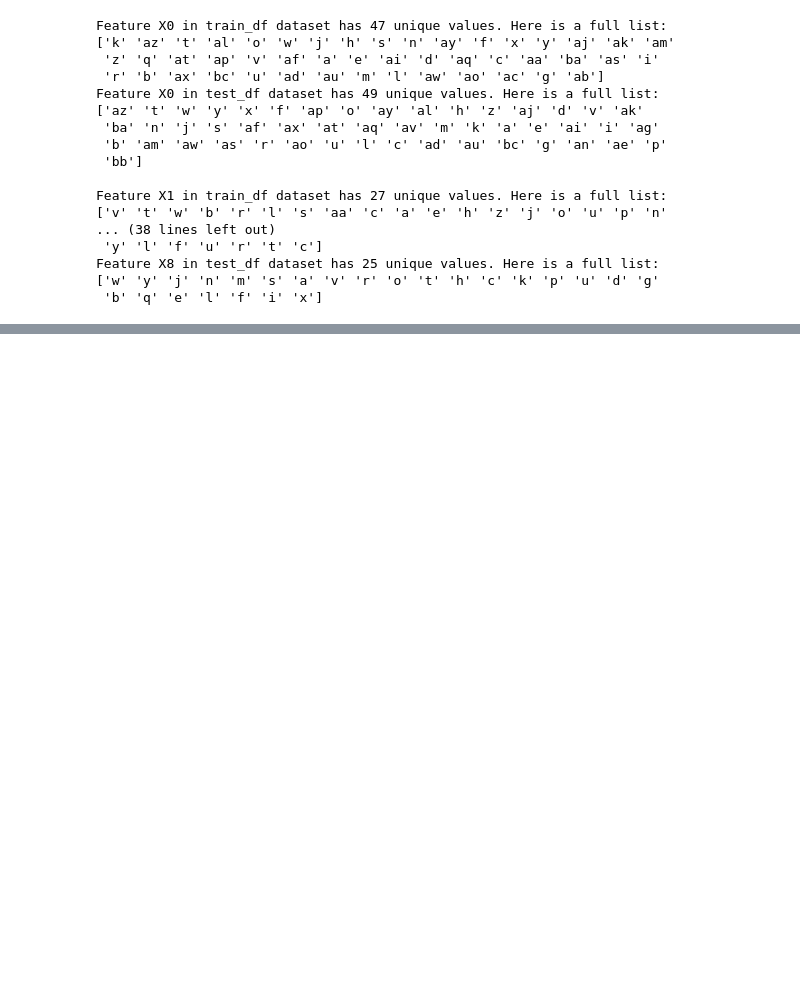
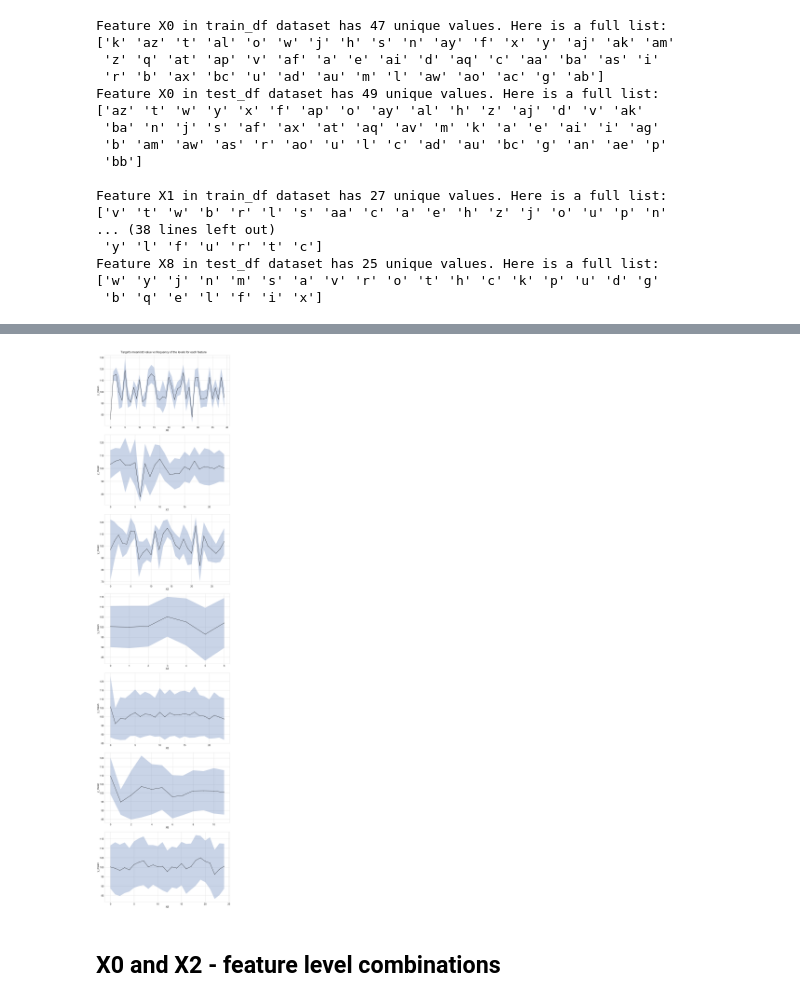
Before and after one commit to rpanasiuk/Machine-learning, a Jupyter notebook: greener_manufacturing/Mercedes.ipynb, the cells around one changed output, grey strips where cells are left out. Cells and saved outputs as stored; diff of their text form; code cells hidden in the pictures; blank space fills up the shorter version.

```diff
--- a/greener_manufacturing/Mercedes.ipynb
+++ b/greener_manufacturing/Mercedes.ipynb
@@ -350,0 +482,38 @@ feat_lvl_df
+# %%
+fig = plt.figure(figsize=(16,64))
+
+# TODO function
+dict_cat = counts['Categorical']
+dict_cat.pop('X4', None)
+subplot_items = [list(dict_cat.keys()), [x for x in range(711,718)]]
+subplot_pos = list(zip(*subplot_items))
+subplot_pos = dict(subplot_pos)
+
+
+for feat in list(subplot_pos.keys()):
+
+    subplot_var = fig.add_subplot(subplot_pos[feat])
+
+    y = merg_df.loc[feat]['train_df']
+    y = y[y['count'] > 5].sort_values(by='count')
+    y = y.apply(pd.to_numeric, errors='ignore')
+
+    ymean = y['mean'].values
+    ystd = y['std'].values
+    std_plus = ymean + ystd
+    std_minus = ymean - ystd
+
+    subplot_var.fill_between(np.arange(len(y)), std_minus, std_plus, alpha=0.3)
+    subplot_var.plot(ymean, color='k', marker='.')
+
+    plt.xlabel(feat)
+    plt.ylabel('y_mean')
+
+fig.text(0.5, 1, "Target's mean/std value vs frequency of the levels for each feature",
+         ha='center', va='center')
+plt.tight_layout()
+plt.show()
+# %% [output]
+[figure, added]
+# %% [markdown]
+## X0 and X2 - feature level combinations
```
Also changed, not shown: parts of 18 cells of this notebook.
